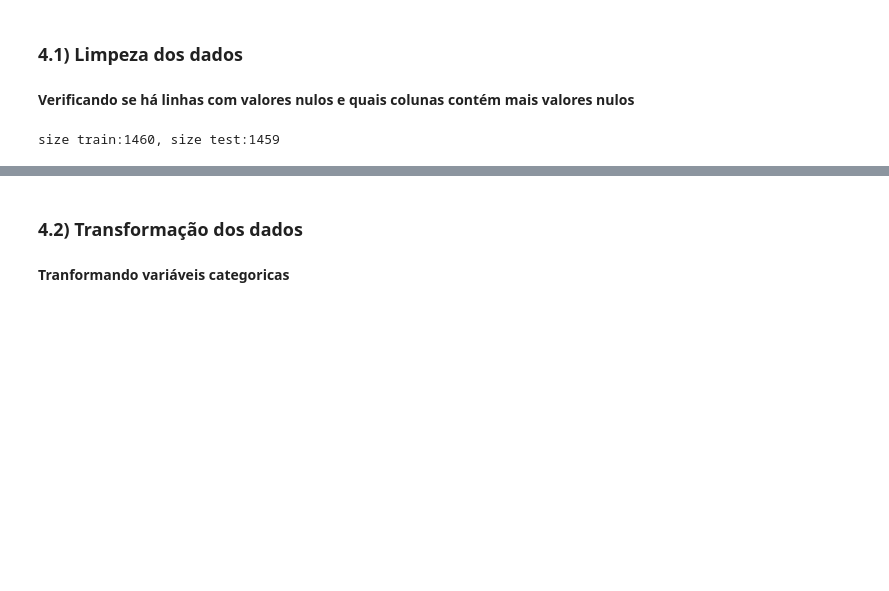
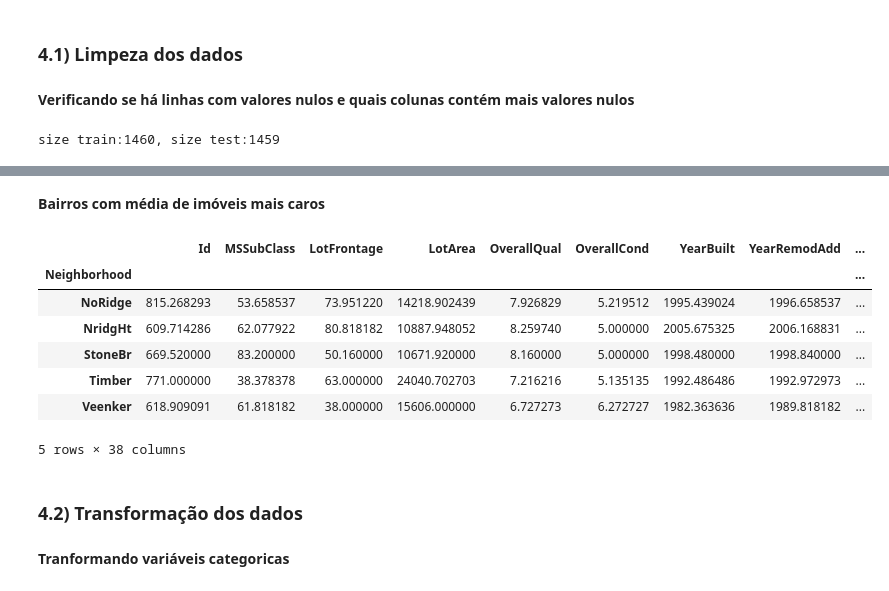
Before and after one commit to withoutCoffee/House_Prices, a Jupyter notebook: Projeto_ICD.ipynb, the cells around one changed output, grey strips where cells are left out. Drawn from its saved outputs; the diff is of its cells as text; code cells hidden in the pictures; blank space fills up the shorter version.

```diff
--- a/Projeto_ICD.ipynb
+++ b/Projeto_ICD.ipynb
@@ -270,0 +293,2 @@ Index(['PoolQC', 'MiscFeature', 'Alley', 'Fence', 'FireplaceQu', 'LotFrontage',
+# %%
+df_train.drop(df_train[df_train['Electrical'].isnull()].index,inplace = True)
@@ -270,0 +297,2 @@ Index(['PoolQC', 'MiscFeature', 'Alley', 'Fence', 'FireplaceQu', 'LotFrontage',
+# %%
+df_train.fillna(0,inplace = True)
@@ -298,4 +350 @@ null_columns
-# %%
-df_train.drop(null_columns,axis = 1,inplace = True)
-df_test.drop(null_columns,axis = 1,inplace = True)
 # %% [markdown]
@@ -307,6 +380,3 @@ size train:1460, size test:1459
-# %%
-df_train.dropna(axis = 0, inplace = True)
-df_test.dropna(axis = 0, inplace = True)
 # %%
 print(f"size train:{len(df_train)}, size test:{len(df_test)}")
 # %% [output]
@@ -314,3 +384,16 @@ size train:1094, size test:1108
+# %% [markdown]
+**Bairros com média de imóveis mais caros**
+# %%
+df_train.groupby('Neighborhood').mean().sort_values('SalePrice', ascending = False).head()
+# %% [output]
+|  | Id | MSSubClass | LotFrontage | LotArea | OverallQual | OverallCond | YearBuilt | YearRemodAdd | ... |
+| Neighborhood |  |  |  |  |  |  |  |  | ... |
+| NoRidge | 815.268293 | 53.658537 | 73.951220 | 14218.902439 | 7.926829 | 5.219512 | 1995.439024 | 1996.658537 | ... |
+| NridgHt | 609.714286 | 62.077922 | 80.818182 | 10887.948052 | 8.259740 | 5.000000 | 2005.675325 | 2006.168831 | ... |
+| StoneBr | 669.520000 | 83.200000 | 50.160000 | 10671.920000 | 8.160000 | 5.000000 | 1998.480000 | 1998.840000 | ... |
+| Timber | 771.000000 | 38.378378 | 63.000000 | 24040.702703 | 7.216216 | 5.135135 | 1992.486486 | 1992.972973 | ... |
+| Veenker | 618.909091 | 61.818182 | 38.000000 | 15606.000000 | 6.727273 | 6.272727 | 1982.363636 | 1989.818182 | ... |
+5 rows × 38 columns
 # %% [markdown]
 ### 4.2) Transformação dos dados
 # %% [markdown]
```
Also changed, not shown: parts of 31 cells of this notebook, 1 other file.
